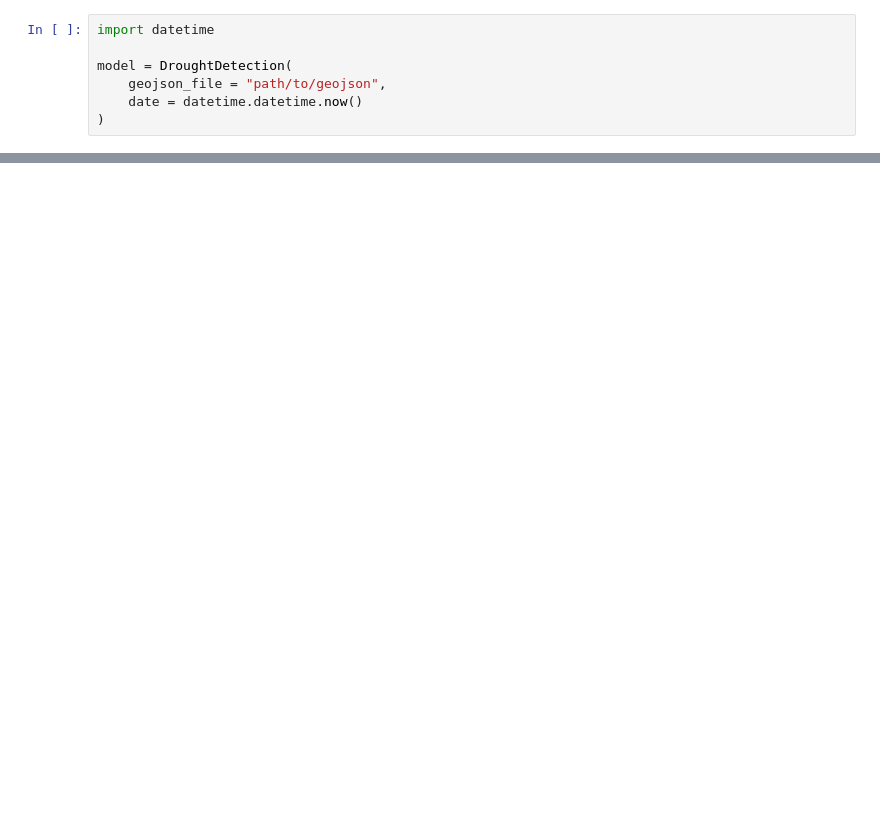
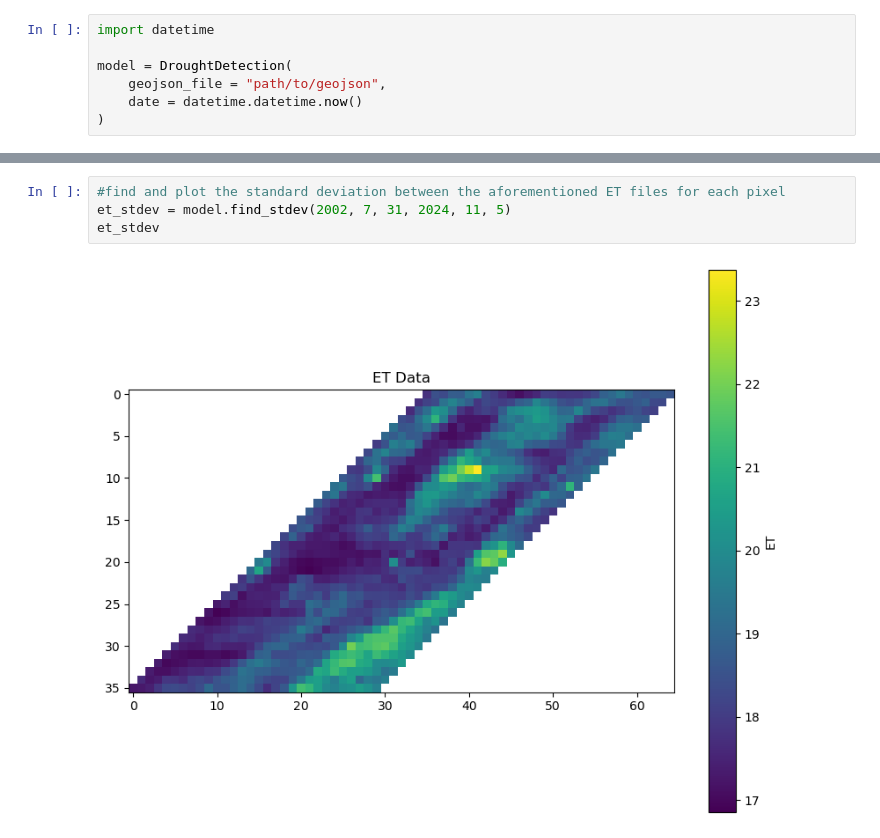
Before and after one commit to ryancjoshi/testrepo, a Jupyter notebook: xarrays_backup.ipynb, the cells around one changed output, grey strips where cells are left out. Saved outputs shown, nothing was run; the diff lists cells and outputs as text; blank space fills up the shorter version.

```diff
--- a/xarrays_backup.ipynb
+++ b/xarrays_backup.ipynb
@@ -1193,0 +1624,6 @@ find_doy("2024-07-31")
+# %%
+#find and plot the standard deviation between the aforementioned ET files for each pixel
+et_stdev = model.find_stdev(2002, 7, 31, 2024, 11, 5)
+et_stdev
+# %% [output]
+[figure, added]
```
Also changed, not shown: parts of 57 cells of this notebook.
